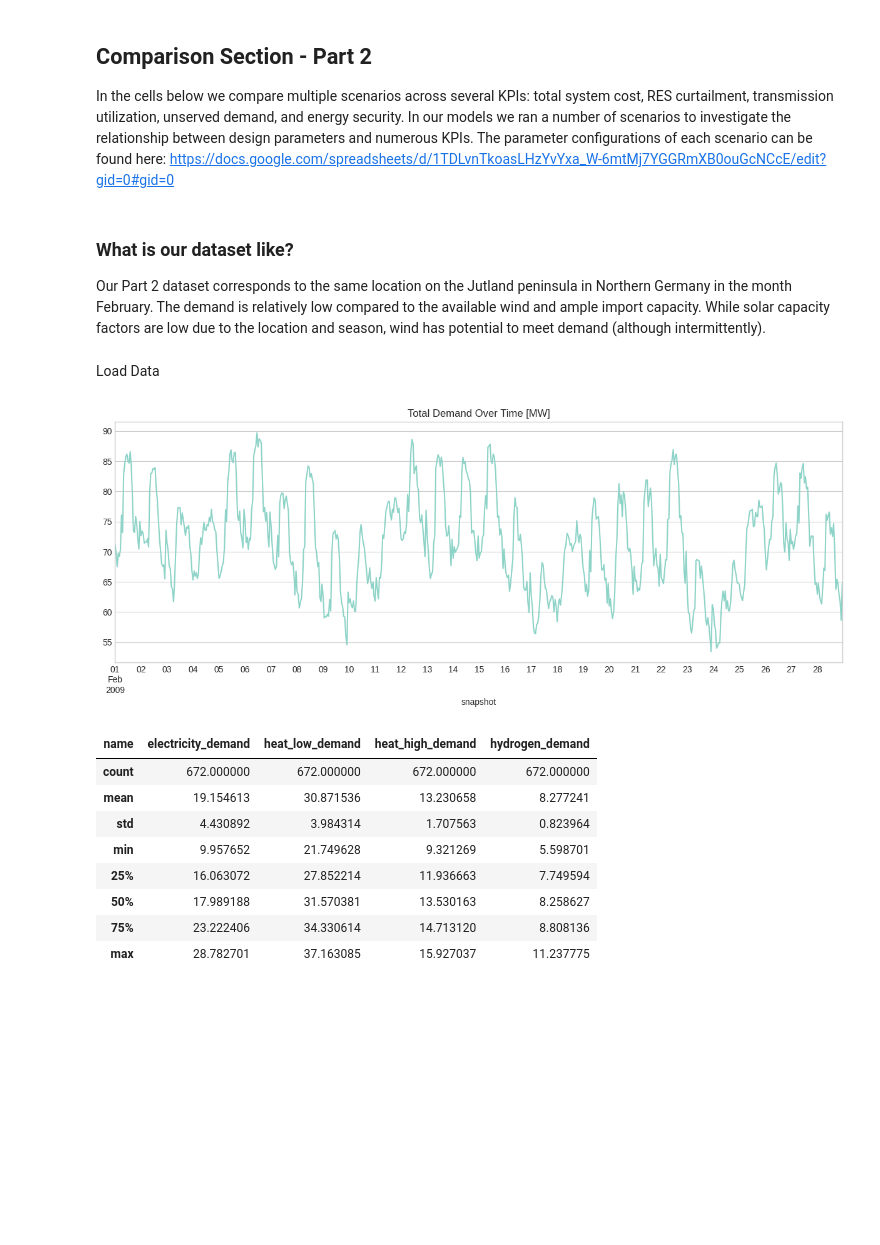
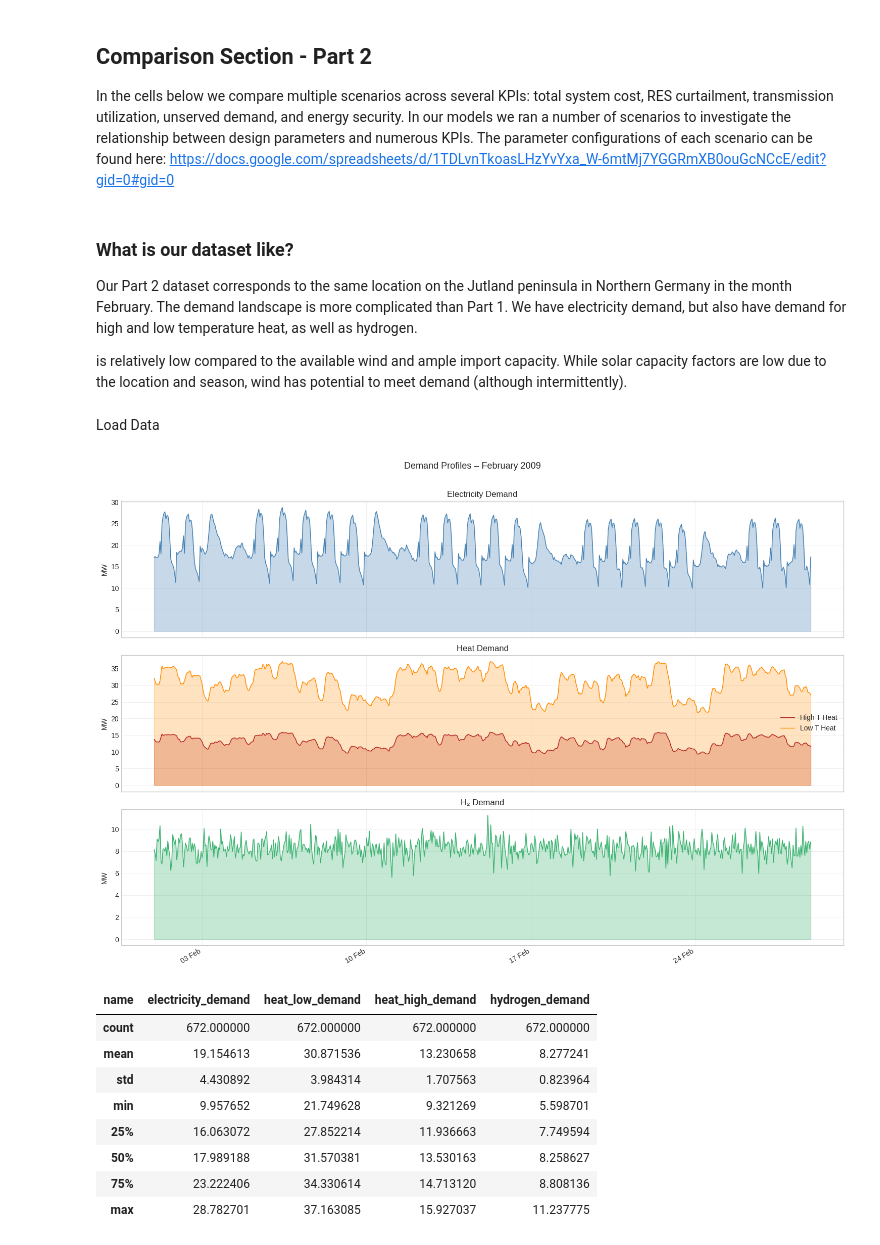
Before and after one commit to karivero/esi_final_repo, a Jupyter notebook: final_esi/ESI_Assignment/part2_combined_submission.ipynb, the cells around one changed output. Saved outputs shown, nothing was run; the diff lists cells and outputs as text; code cells hidden in the pictures; blank space fills up the shorter version.

Commit message:
Progress on Part 2 report. Charts improved to include more of new factors and logical breakdowns. Starting to test a second scenario to make sure everything shows up.

```diff
--- a/final_esi/ESI_Assignment/part2_combined_submission.ipynb
+++ b/final_esi/ESI_Assignment/part2_combined_submission.ipynb
@@ -1290,13 +973,51 @@ In the cells below we compare multiple scenarios across several KPIs: total syst
 https://docs.google.com/spreadsheets/d/1TDLvnTkoasLHzYvYxa_W-6mtMj7YGGRmXB0ouGcNCcE/edit?gid=0#gid=0
 # %% [markdown]
 ### What is our dataset like?
-Our Part 2 dataset corresponds to the same location on the Jutland peninsula in Northern Germany in the month February. The demand is relatively low compared to the available wind and ample import capacity. While solar capacity factors are low due to the location and season, wind has potential to meet demand (although intermittently).
+Our Part 2 dataset corresponds to the same location on the Jutland peninsula in Northern Germany in the month February. The demand landscape is more complicated than Part 1. We have electricity demand, but also have demand for high and low temperature heat, as well as hydrogen.
+
+is relatively low compared to the available wind and ample import capacity. While solar capacity factors are low due to the location and season, wind has potential to meet demand (although intermittently).
 # %% [markdown]
 Load Data
-# %%
-ax = n.loads_t.p_set.sum(axis=1).plot(figsize=(15,5), title="Total Demand Over Time [MW]")
-# %% [output]
-[figure, removed]
+# %%
+import matplotlib.pyplot as plt
+import matplotlib.dates as mdates
+
+fig, axes = plt.subplots(3, 1, figsize=(15, 10), sharex=True)
+
+# Electricity demand
+axes[0].plot(times, el_demand2.values, color='steelblue', linewidth=1)
+axes[0].fill_between(times, el_demand2.values, alpha=0.3, color='steelblue')
+axes[0].set_ylabel('MW')
+axes[0].set_title('Electricity Demand')
+axes[0].grid(True, alpha=0.4)
+
+# Heat demand (High T + Low T together)
+axes[1].plot(times, H_heat_demand2.values, label='High T Heat', color='firebrick', linewidth=1)
+axes[1].fill_between(times, H_heat_demand2.values, alpha=0.25, color='firebrick')
+axes[1].plot(times, L_heat_demand2.values, label='Low T Heat', color='darkorange', linewidth=1)
+axes[1].fill_between(times, L_heat_demand2.values, alpha=0.25, color='darkorange')
+axes[1].set_ylabel('MW')
+axes[1].set_title('Heat Demand')
+axes[1].legend()
+axes[1].grid(True, alpha=0.4)
+
+#Hydrogen demand
+axes[2].plot(times, hydrogen_demand2.values, color='mediumseagreen', linewidth=1)
+axes[2].fill_between(times, hydrogen_demand2.values, alpha=0.3, color='mediumseagreen')
+axes[2].set_ylabel('MW')
+axes[2].set_title('H₂ Demand')
+axes[2].grid(True, alpha=0.4)
+
+# Shared x-axis formatting
+axes[2].xaxis.set_major_formatter(mdates.DateFormatter('%d %b'))
+axes[2].xaxis.set_major_locator(mdates.WeekdayLocator(interval=1))
+fig.autofmt_xdate(rotation=30)
+
+plt.suptitle('Demand Profiles – February 2009', fontsize=13, y=1.01)
+plt.tight_layout()
+plt.show()
+# %% [output]
+[figure, added]
 # %%
 n.loads_t.p_set.describe()
 # %% [output]
```
Also changed, not shown: parts of 33 cells of this notebook, 5 other files.
